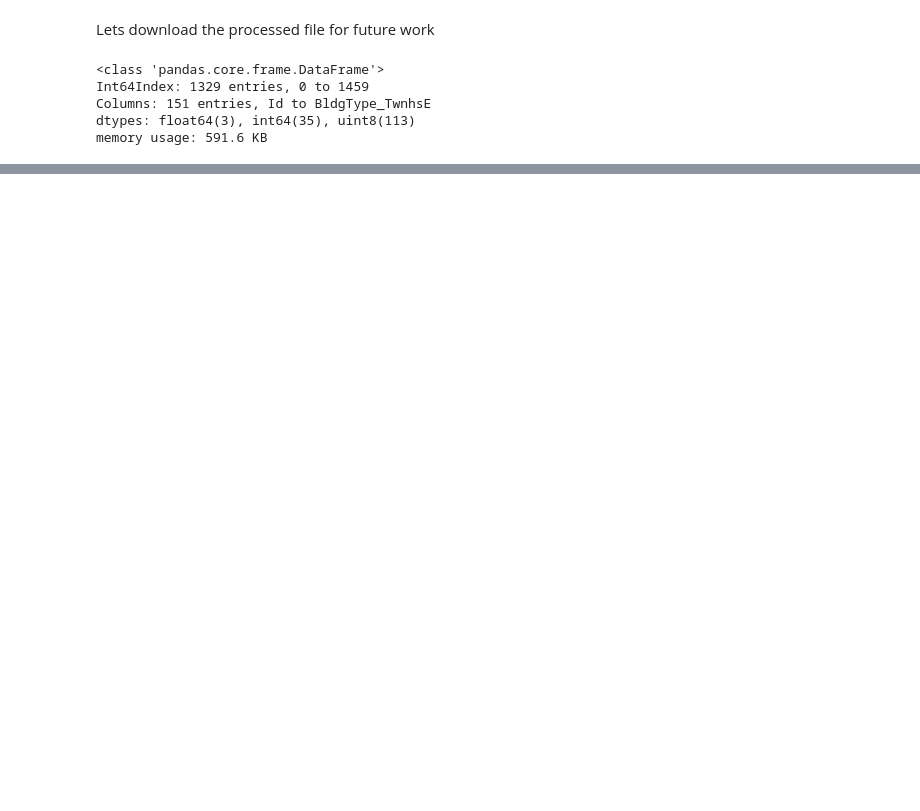
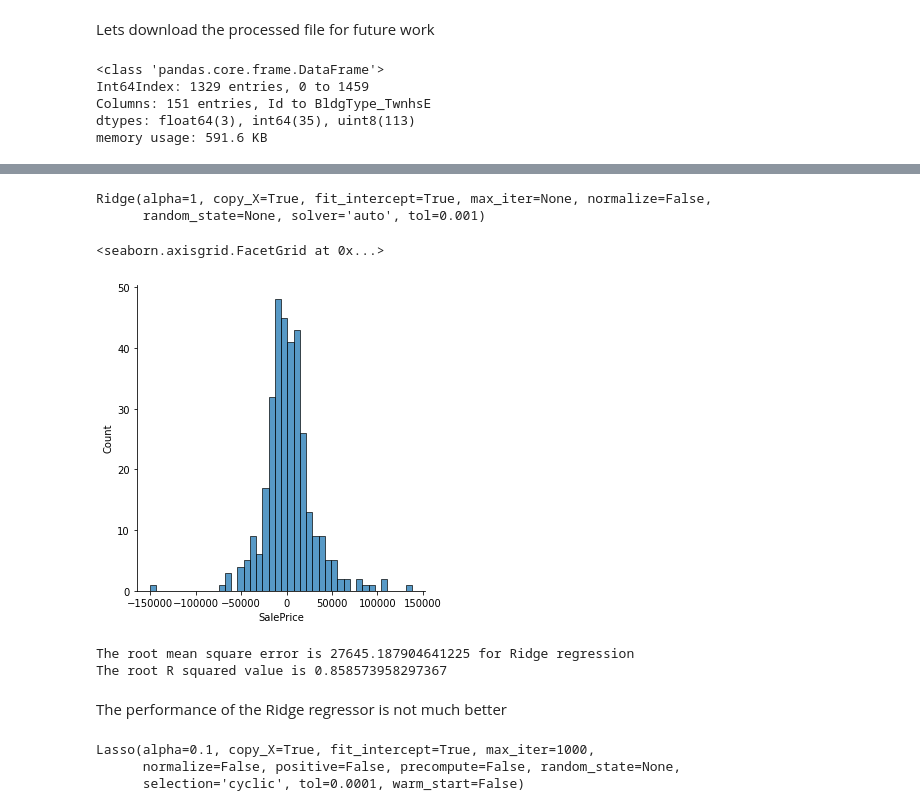
Before and after one commit to janjuatest/Kaggle, a Jupyter notebook: HousingPrices.ipynb, the cells around one changed output, grey strips where cells are left out. Cells and saved outputs as stored; diff of their text form; code cells hidden in the pictures; blank space fills up the shorter version.

```diff
--- a/HousingPrices.ipynb
+++ b/HousingPrices.ipynb
@@ -1303,0 +1532,24 @@ memory usage: 591.6 KB
+# %%
+modelR=Ridge(alpha=1)
+# %%
+modelR.fit(X_train,y_train)
+# %% [output]
+Ridge(alpha=1, copy_X=True, fit_intercept=True, max_iter=None, normalize=False,
+      random_state=None, solver='auto', tol=0.001)
+# %%
+predictR=modelR.predict(X_test)
+# %%
+errorR=y_test-predictR
+# %%
+sns.displot(errorR)
+# %% [output]
+<seaborn.axisgrid.FacetGrid at 0x...>
+[figure, added]
+# %%
+print(f"The root mean square error is {mean_squared_error(y_test,predictR)**0.5} for Ridge regression")
+print(f"The root R squared value is {r2_score(y_test,predictR)}")
+# %% [output]
+The root mean square error is 27645.187904641225 for Ridge regression
+The root R squared value is 0.858573958297367
+# %% [markdown]
+The performance of the Ridge regressor is not much better
@@ -1303,0 +1558,6 @@ memory usage: 591.6 KB
+# %%
+modelLasso.fit(X_train.values,y_train.values)
+# %% [output]
+Lasso(alpha=0.1, copy_X=True, fit_intercept=True, max_iter=1000,
+      normalize=False, positive=False, precompute=False, random_state=None,
+      selection='cyclic', tol=0.0001, warm_start=False)
```
Also changed, not shown: parts of 51 cells of this notebook.
